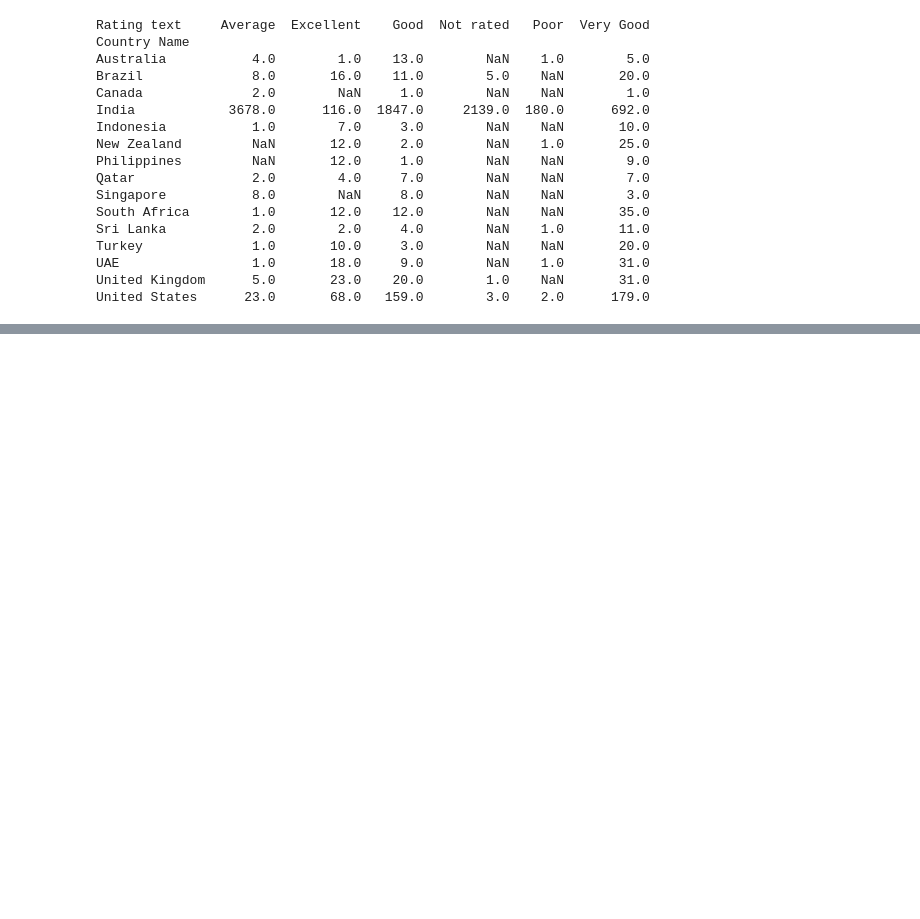
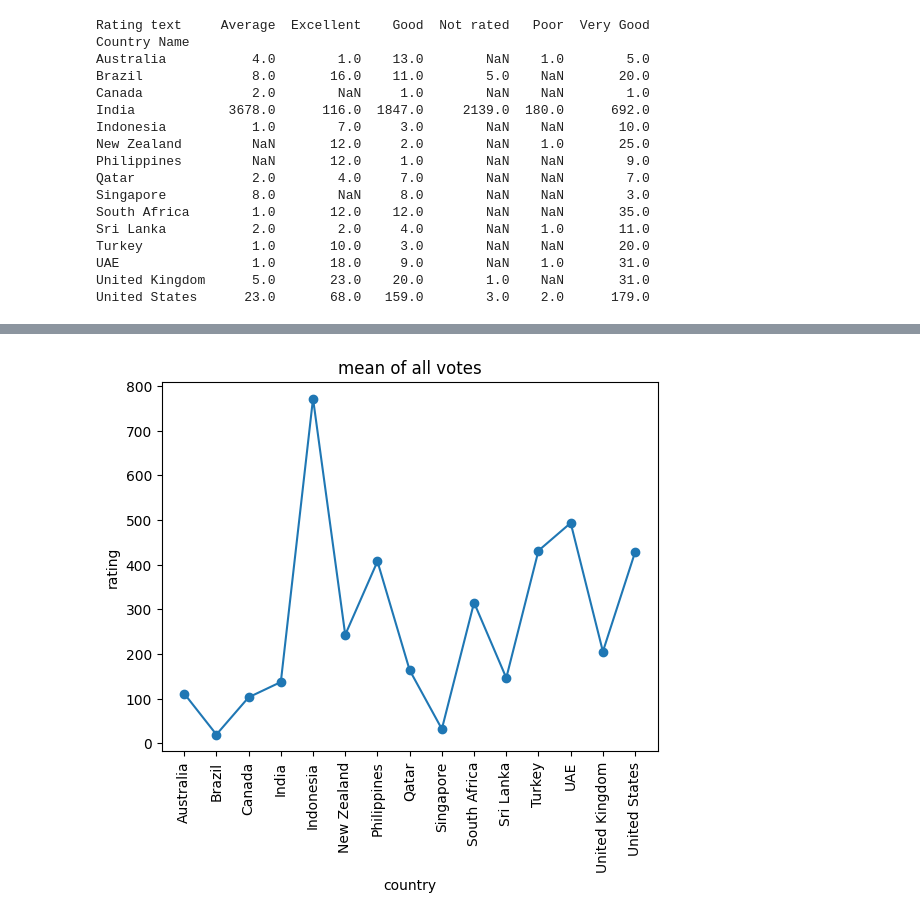
Before and after one commit to dhruv8112/intership, a Jupyter notebook: Copy_of_14_may.ipynb, the cells around one changed output, grey strips where cells are left out. Saved outputs shown, nothing was run; the diff lists cells and outputs as text; code cells hidden in the pictures; blank space fills up the shorter version.

```diff
--- a/Copy_of_14_may.ipynb
+++ b/Copy_of_14_may.ipynb
@@ -901,0 +940,4 @@ United States      23.0       68.0   159.0        3.0    2.0      179.0
+# %%
+df['Votes']=df['Votes'].astype(float)
+mean_votes=df.groupby('Country Name')['Votes'].mean()
+print(mean_votes)
@@ -901,0 +962,9 @@ United States      23.0       68.0   159.0        3.0    2.0      179.0
+# %%
+plt.plot(mean_votes.index, mean_votes.values ,marker='o')
+plt.title('mean of all votes')
+plt.xlabel('country')
+plt.ylabel('rating')
+plt.xticks(rotation=90)
+plt.show()
+# %% [output]
+[figure, added]
```
Also changed, not shown: parts of 11 cells of this notebook.
